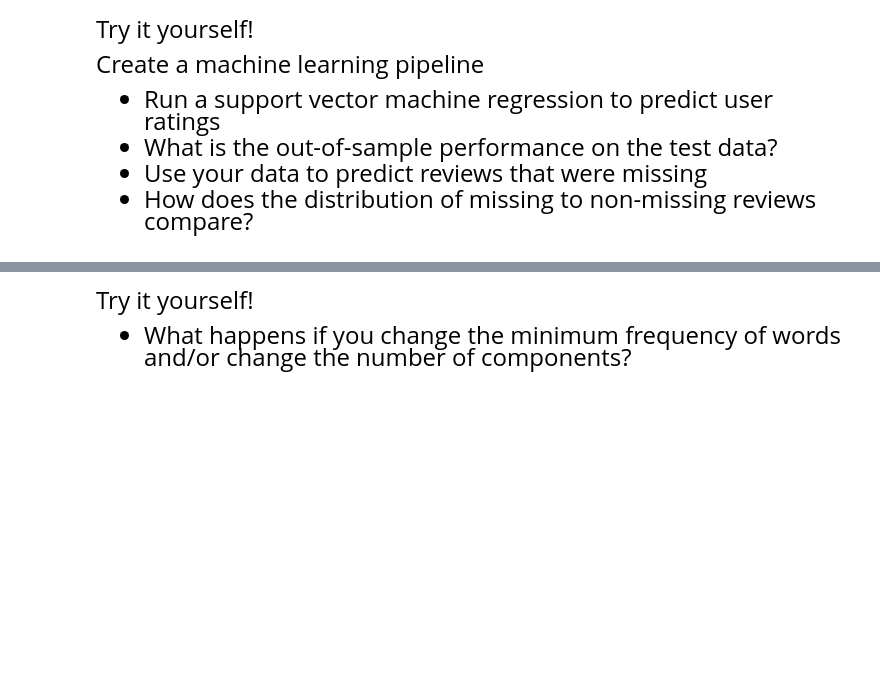
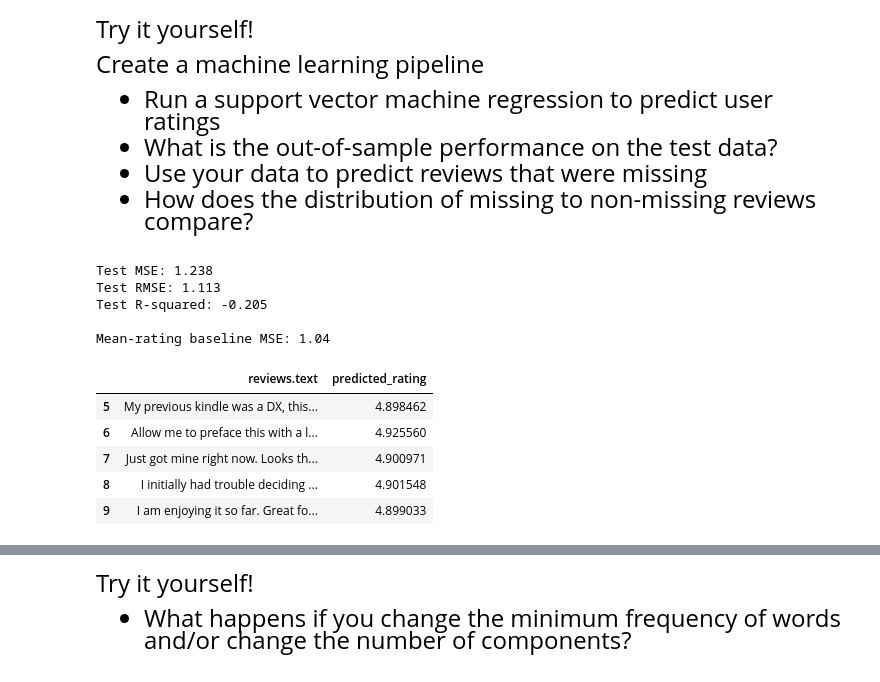
Before and after one commit to amanda-midd/datasci530fall2026, a Jupyter notebook: Lecture 19/Lecture 19 - Text Analysis.ipynb, the cells around one changed output, grey strips where cells are left out. Cells and saved outputs as stored; diff of their text form; code cells hidden in the pictures; blank space fills up the shorter version.

```diff
--- a/Lecture 19/Lecture 19 - Text Analysis.ipynb
+++ b/Lecture 19/Lecture 19 - Text Analysis.ipynb
@@ -298,0 +315,54 @@ Create a machine learning pipeline
+# %%
+# Write your own code
+from sklearn.pipeline import Pipeline
+from sklearn.svm import SVR
+
+# pipe
+pipe = Pipeline([
+    ("words", CountVectorizer(
+        min_df=1,
+        stop_words=stop_words
+    )),
+    ("svd", TruncatedSVD(n_components=3, random_state=42)), # compresses the many word-count columns
+                                                            # into a few numeric components.
+    ("regression", SVR()) # uses those components to predict the rating.
+])
+pipe.fit(text_train, y_train)
+
+# check performance
+predicted_test = pipe.predict(text_test)
+
+mse = np.mean( (np.asarray(y_test) - predicted_test) ** 2 )
+
+rmse = np.sqrt(mse)
+r_squared = pipe.score(text_test, y_test)
+
+print("Test MSE:", round(mse, 3))
+print("Test RMSE:", round(rmse, 3))
+print("Test R-squared:", round(r_squared, 3))
+
+# check if pipe model beats just predicting training_avg for everyone ?
+baseline_mse = np.mean( (np.asarray(y_test) - y_train.mean()) ** 2 )
+
+print("\nMean-rating baseline MSE:", round(baseline_mse, 3))
+
+# predict missing review ratings
+missing_reviews = data[
+    data["reviews.rating"].isnull()  & data["reviews.text"].notnull()
+].copy()
+
+missing_reviews["predicted_rating"] = pipe.predict( missing_reviews["reviews.text"])
+
+missing_reviews[["reviews.text", "predicted_rating"]].head()
+# %% [output]
+Test MSE: 1.238
+Test RMSE: 1.113
+Test R-squared: -0.205
+
+Mean-rating baseline MSE: 1.04
+|  | reviews.text | predicted_rating |
+| 5 | My previous kindle was a DX, this... | 4.898462 |
+| 6 | Allow me to preface this with a l... | 4.925560 |
+| 7 | Just got mine right now. Looks th... | 4.900971 |
+| 8 | I initially had trouble deciding ... | 4.901548 |
+| 9 | I am enjoying it so far. Great fo... | 4.899033 |
```
Also changed, not shown: parts of 15 cells of this notebook, 2 other files.
